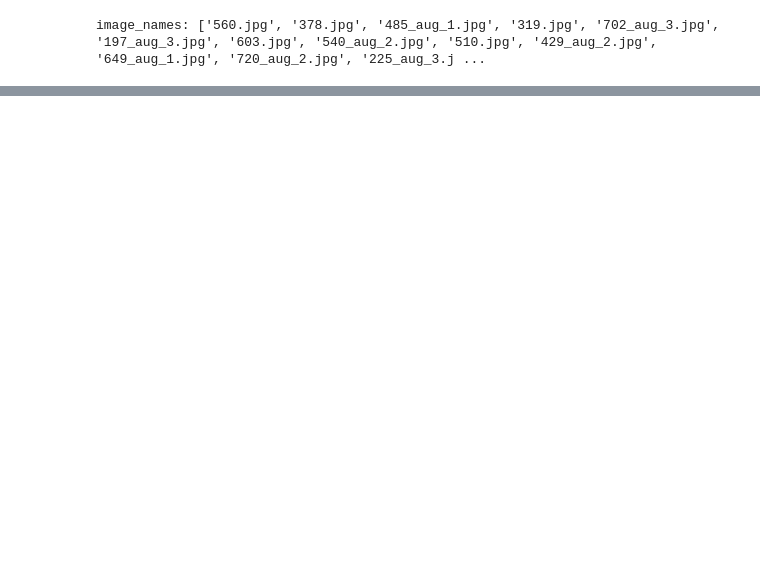
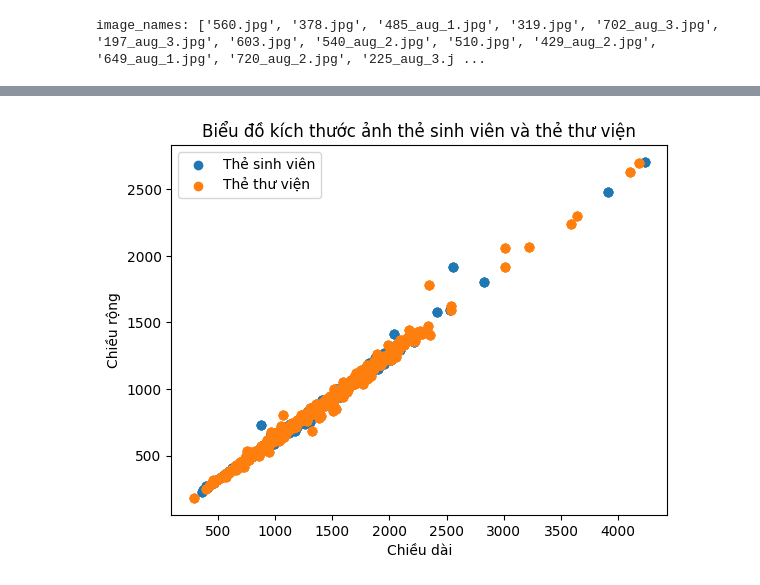
Before and after one commit to XTSoft2004/NCKH-2025, a Jupyter notebook: datasets/data_statistics.ipynb, the cells around one changed output, grey strips where cells are left out. Cells and saved outputs as stored; diff of their text form; code cells hidden in the pictures; blank space fills up the shorter version.

```diff
--- a/datasets/data_statistics.ipynb
+++ b/datasets/data_statistics.ipynb
@@ -24,0 +111,32 @@ image_names: ['560.jpg', '378.jpg', '485_aug_1.jpg', '319.jpg', '702_aug_3.jpg',
+# %%
+items_folder1 = os.listdir(path_TheSinhVien)
+items_folder2 = os.listdir(path_TheThuVien)
+x = []
+y = []
+for item in items_folder1:
+    if item.lower().endswith('.jpg'):
+        path_image = os.path.join(path_TheSinhVien, item)
+        image = Image.open(path_image)
+        width, height = image.size
+        x.append(width)
+        y.append(height)
+plt.scatter(x, y)
+
+x = []
+y = []
+for item in items_folder2:
+    if item.lower().endswith('.jpg'):
+        path_image = os.path.join(path_TheThuVien, item)
+        image = Image.open(path_image)
+        width, height = image.size
+        x.append(width)
+        y.append(height)
+plt.scatter(x, y)
+
+plt.xlabel('Chiều dài')
+plt.ylabel('Chiều rộng')
+plt.title('Biểu đồ kích thước ảnh thẻ sinh viên và thẻ thư viện')
+plt.legend(['Thẻ sinh viên', 'Thẻ thư viện'])
+plt.show()
+# %% [output]
+[figure, added]
```
Also changed, not shown: parts of 8 cells of this notebook.
